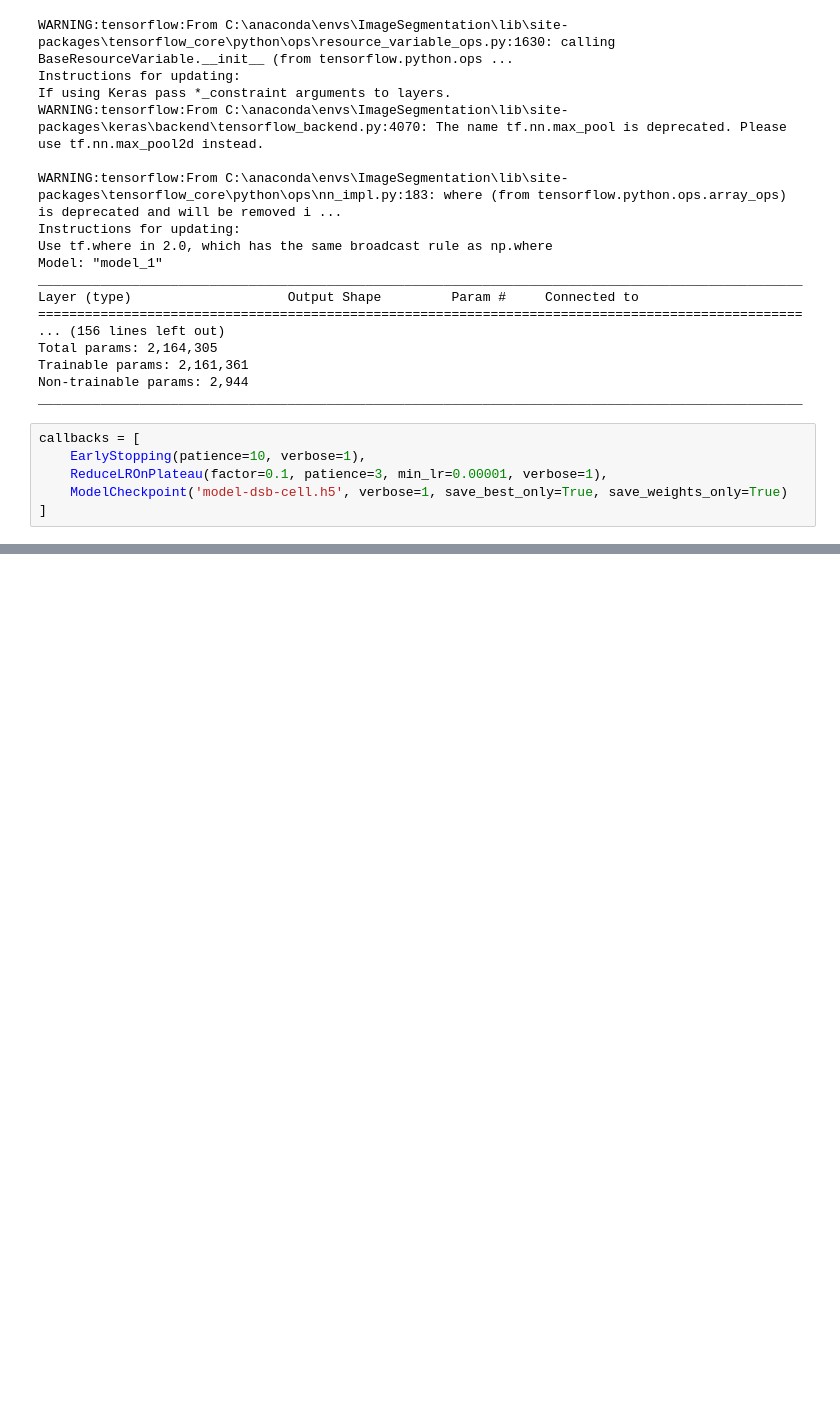
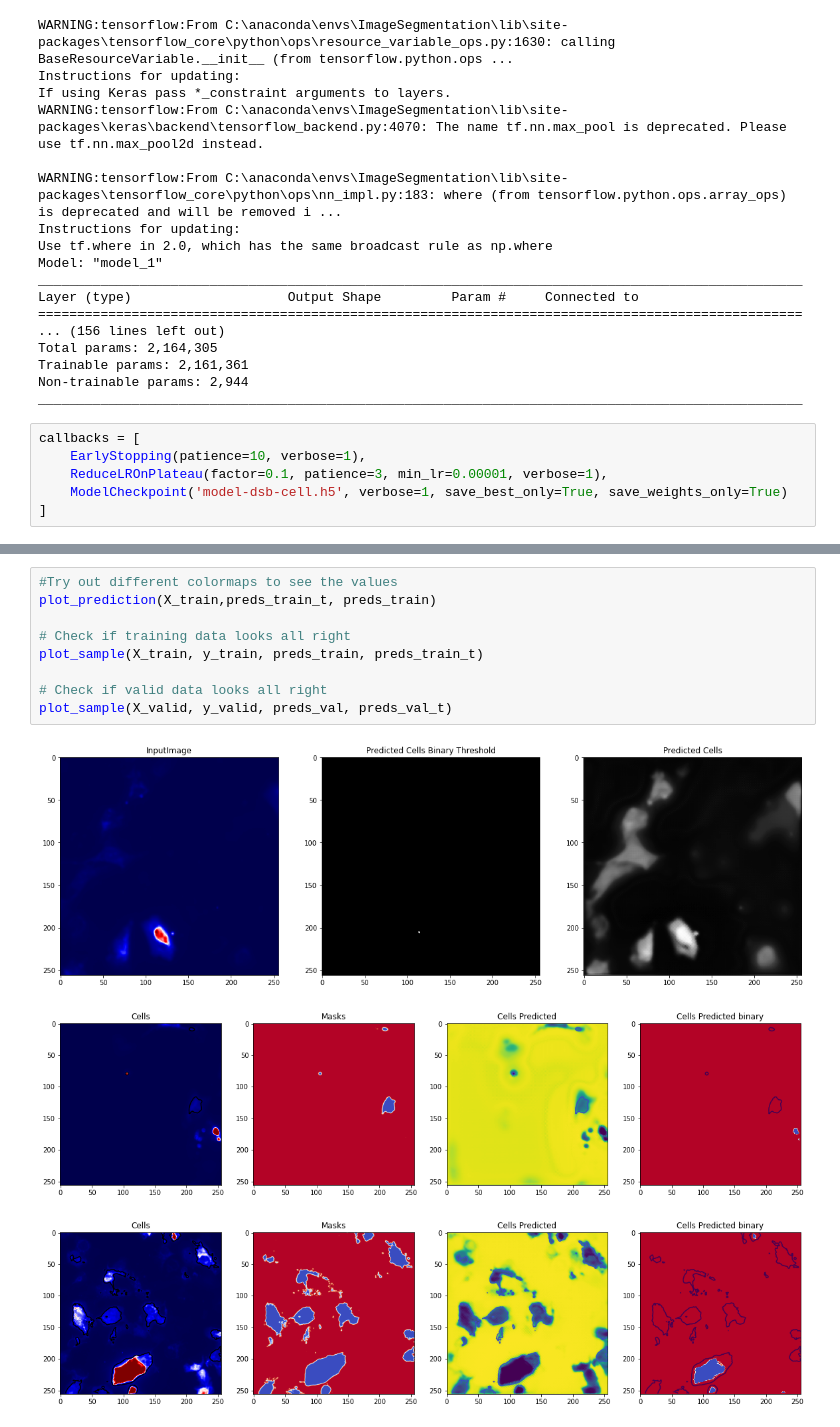
Before and after one commit to nstovring/WholeCellSegmentation, a Jupyter notebook: Scripts/UNetLoadKBData.ipynb, the cells around one changed output, grey strips where cells are left out. Drawn from its saved outputs; the diff is of its cells as text; blank space fills up the shorter version.

Commit message:
data can be used in Unet

```diff
--- a/Scripts/UNetLoadKBData.ipynb
+++ b/Scripts/UNetLoadKBData.ipynb
@@ -160,0 +253,13 @@ ValueError: Error when checking model input: the list of Numpy arrays that you a
+# %%
+#Try out different colormaps to see the values
+plot_prediction(X_train,preds_train_t, preds_train)
+
+# Check if training data looks all right
+plot_sample(X_train, y_train, preds_train, preds_train_t)
+
+# Check if valid data looks all right
+plot_sample(X_valid, y_valid, preds_val, preds_val_t)
+# %% [output]
+[figure, added]
+[figure, added]
+[figure, added]
```
Also changed, not shown: parts of 6 cells of this notebook, 1 other file.
